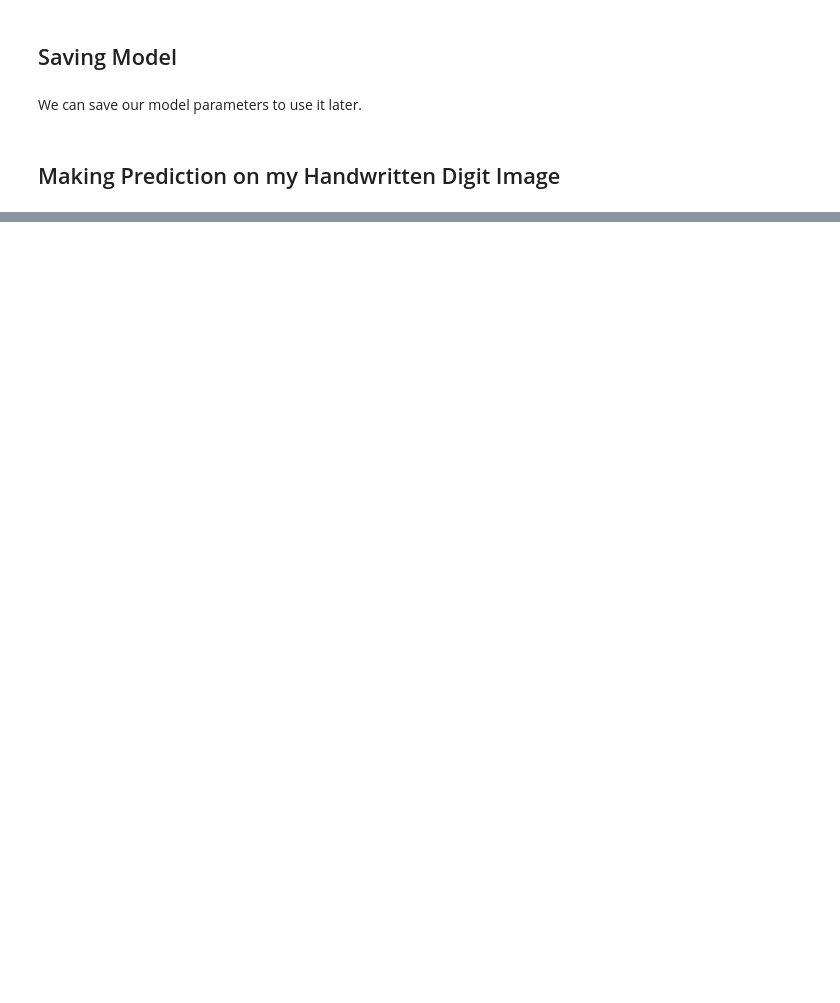
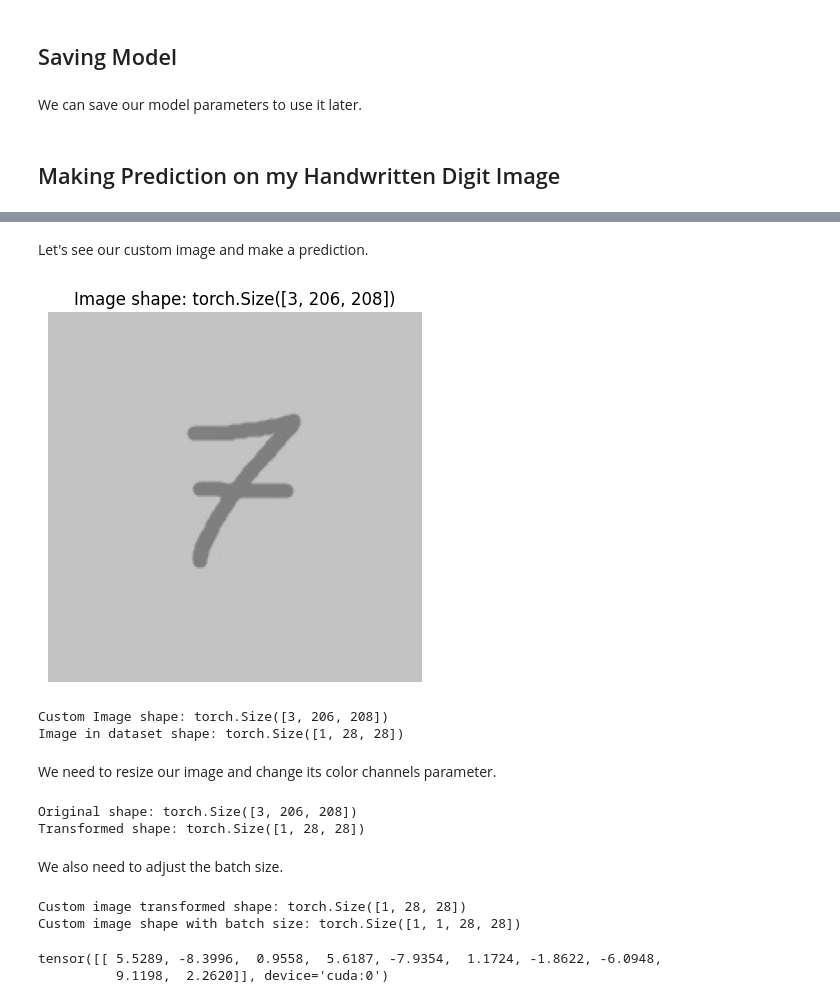
Before and after one commit to ayberkozcan/pytorch-computer-vision, a Jupyter notebook: Handwritten_Digits_Classification.ipynb, the cells around one changed output, grey strips where cells are left out. Saved outputs shown, nothing was run; the diff lists cells and outputs as text; code cells hidden in the pictures; blank space fills up the shorter version.

Commit message:
Making predictions with custom image

```diff
--- a/Handwritten_Digits_Classification.ipynb
+++ b/Handwritten_Digits_Classification.ipynb
@@ -418,3 +418,7 @@ torch.save(
 )
 # %% [markdown]
 ## Making Prediction on my Handwritten Digit Image
+# %%
+import requests
+
+custom_image_path = "handwritten_digit.jpg"
@@ -420,0 +450,7 @@ torch.save(
+# %%
+custom_image = torchvision.io.read_image(str(custom_image_path)).type(torch.float32)
+
+custom_image = custom_image / 255
+
+print(f"Custom image tensor:\n{custom_image}\n")
+print(f"Custom image shape: {custom_image.shape}\n")
@@ -420,0 +475,50 @@ torch.save(
+# %% [markdown]
+Let's see our custom image and make a prediction.
+# %%
+plt.imshow(custom_image.permute(1, 2, 0)) # CHW -> HWC
+plt.title(f"Image shape: {custom_image.shape}")
+plt.axis(False);
+# %% [output]
+[figure, added]
+# %%
+print(f"Custom Image shape: {custom_image.shape}")
+print(f"Image in dataset shape: {image.shape}")
+# %% [output]
+Custom Image shape: torch.Size([3, 206, 208])
+Image in dataset shape: torch.Size([1, 28, 28])
+# %% [markdown]
+We need to resize our image and change its color channels parameter.
+# %%
+from torchvision import transforms
+
+custom_image_transform = transforms.Compose([
+    transforms.Resize((28, 28)),
+    transforms.Grayscale(num_output_channels=1)
+])
+
+custom_image_transformed = custom_image_transform(custom_image)
+
+print(f"Original shape: {custom_image.shape}")
+print(f"Transformed shape: {custom_image_transformed.shape}")
+# %% [output]
+Original shape: torch.Size([3, 206, 208])
+Transformed shape: torch.Size([1, 28, 28])
+# %% [markdown]
+We also need to adjust the batch size.
+# %%
+model_0.eval()
+with torch.inference_mode():
+  custom_image_transformed_with_batch_size = custom_image_transformed.unsqueeze(dim=0).to(device)
+
+  print(f"Custom image transformed shape: {custom_image_transformed.shape}")
+  print(f"Custom image shape with batch size: {custom_image_transformed_with_batch_size.shape}")
+
+  custom_image_pred = model_0(custom_image_transformed_with_batch_size)
+# %% [output]
+Custom image transformed shape: torch.Size([1, 28, 28])
+Custom image shape with batch size: torch.Size([1, 1, 28, 28])
+# %%
+custom_image_pred
+# %% [output]
+tensor([[ 5.5289, -8.3996,  0.9558,  5.6187, -7.9354,  1.1724, -1.8622, -6.0948,
+          9.1198,  2.2620]], device='cuda:0')
```
Also changed, not shown: parts of 12 cells of this notebook.
